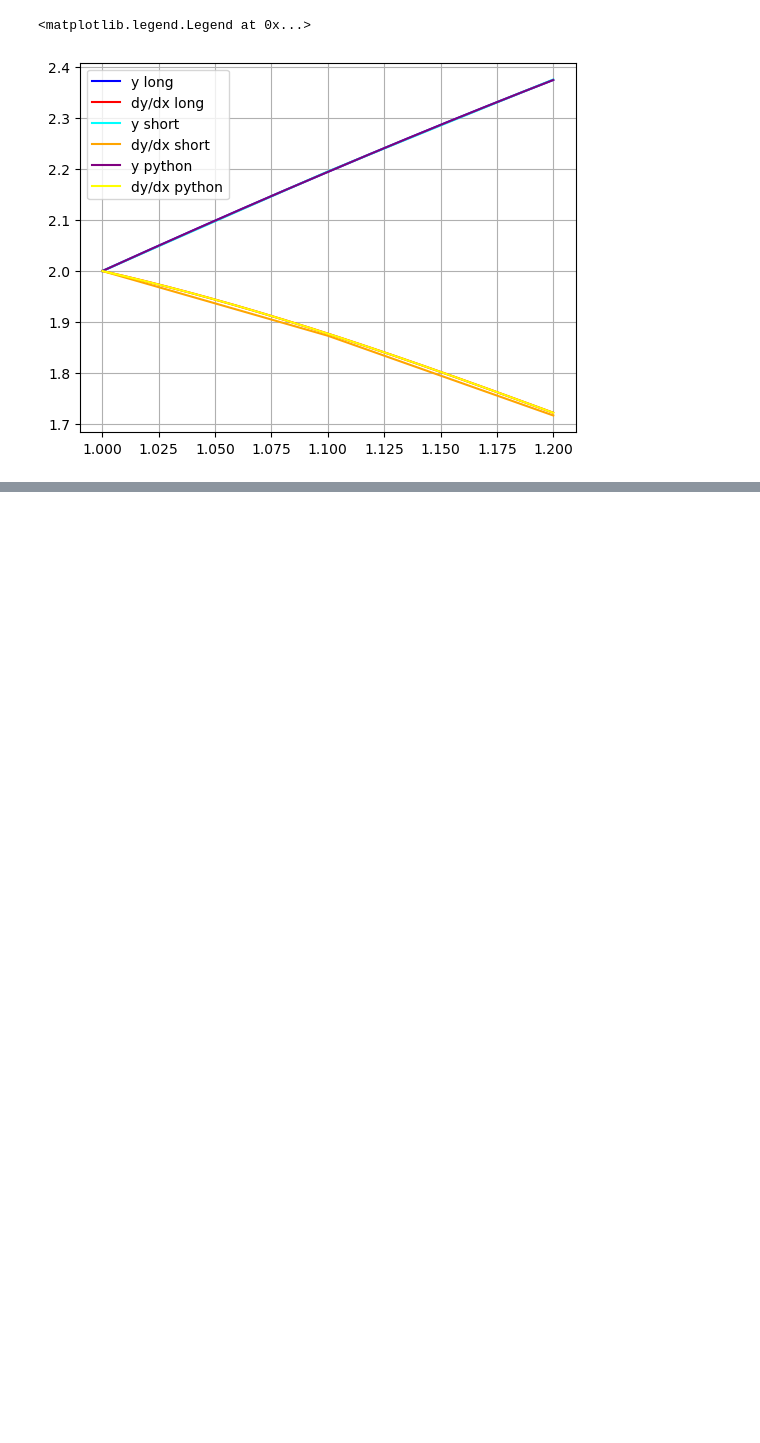
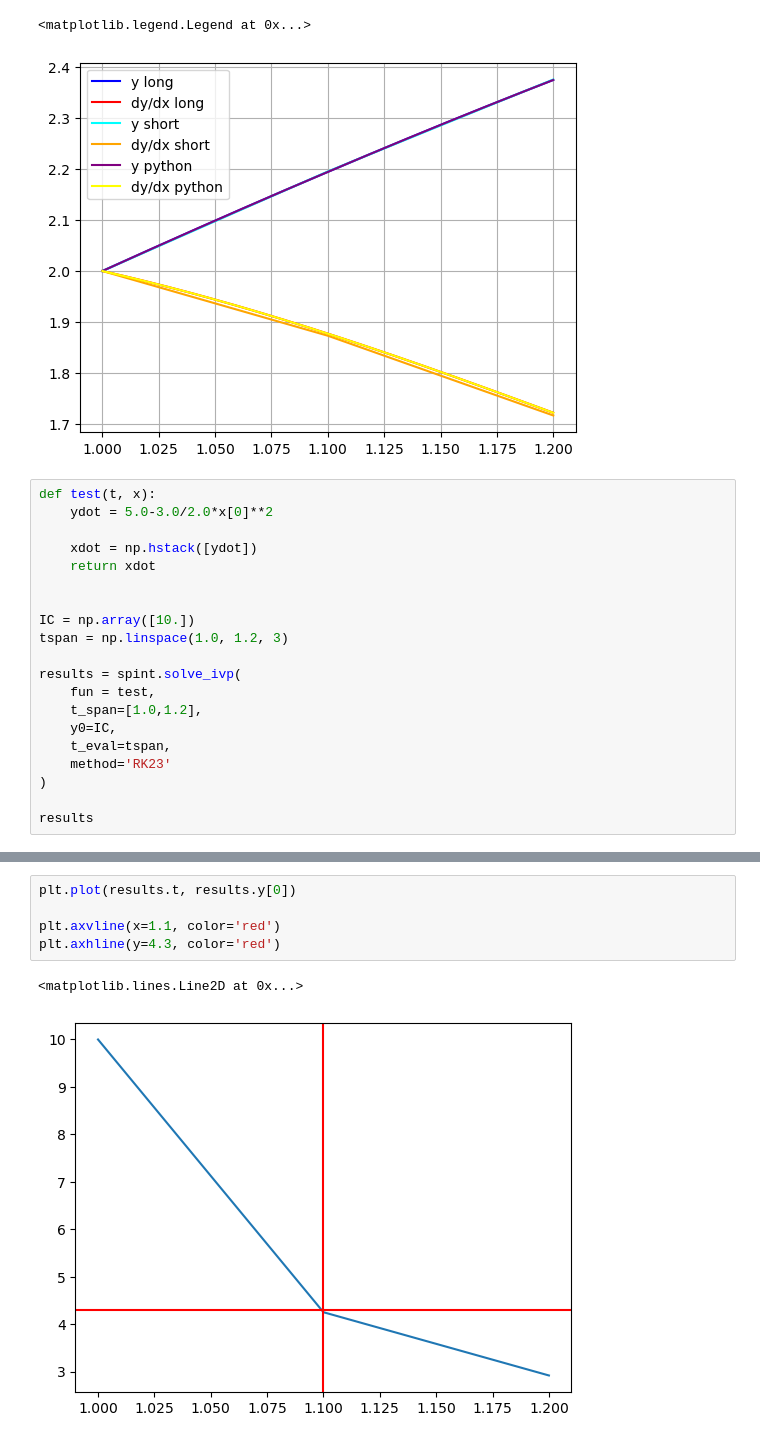
Before and after one commit to mcurrie99/currie-cfd, a Jupyter notebook: plots.ipynb, the cells around one changed output, grey strips where cells are left out. Cells and saved outputs as stored; diff of their text form; blank space fills up the shorter version.

```diff
--- a/plots.ipynb
+++ b/plots.ipynb
@@ -84,3 +84,23 @@ plt.legend()
 # %% [output]
 <matplotlib.legend.Legend at 0x...>
 [figure]
+# %%
+def test(t, x):
+    ydot = 5.0-3.0/2.0*x[0]**2
+
+    xdot = np.hstack([ydot])
+    return xdot
+
+
+IC = np.array([10.])
+tspan = np.linspace(1.0, 1.2, 3)
+
+results = spint.solve_ivp(
+    fun = test,
+    t_span=[1.0,1.2],
+    y0=IC,
+    t_eval=tspan,
+    method='RK23'
+)
+
+results
@@ -86,0 +126,8 @@ plt.legend()
+# %%
+plt.plot(results.t, results.y[0])
+
+plt.axvline(x=1.1, color='red')
+plt.axhline(y=4.3, color='red')
+# %% [output]
+<matplotlib.lines.Line2D at 0x...>
+[figure, added]
```
Also changed, not shown: parts of 2 cells of this notebook, 5 other files.
